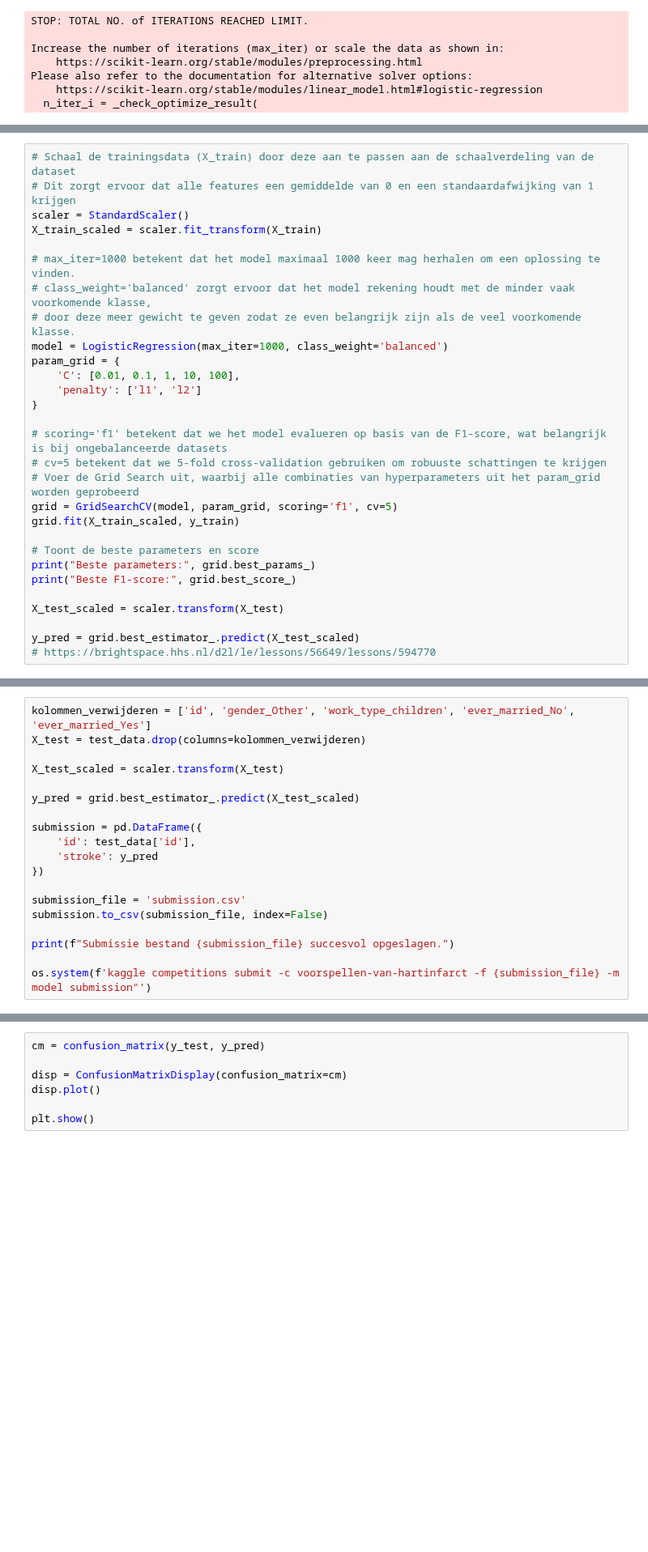
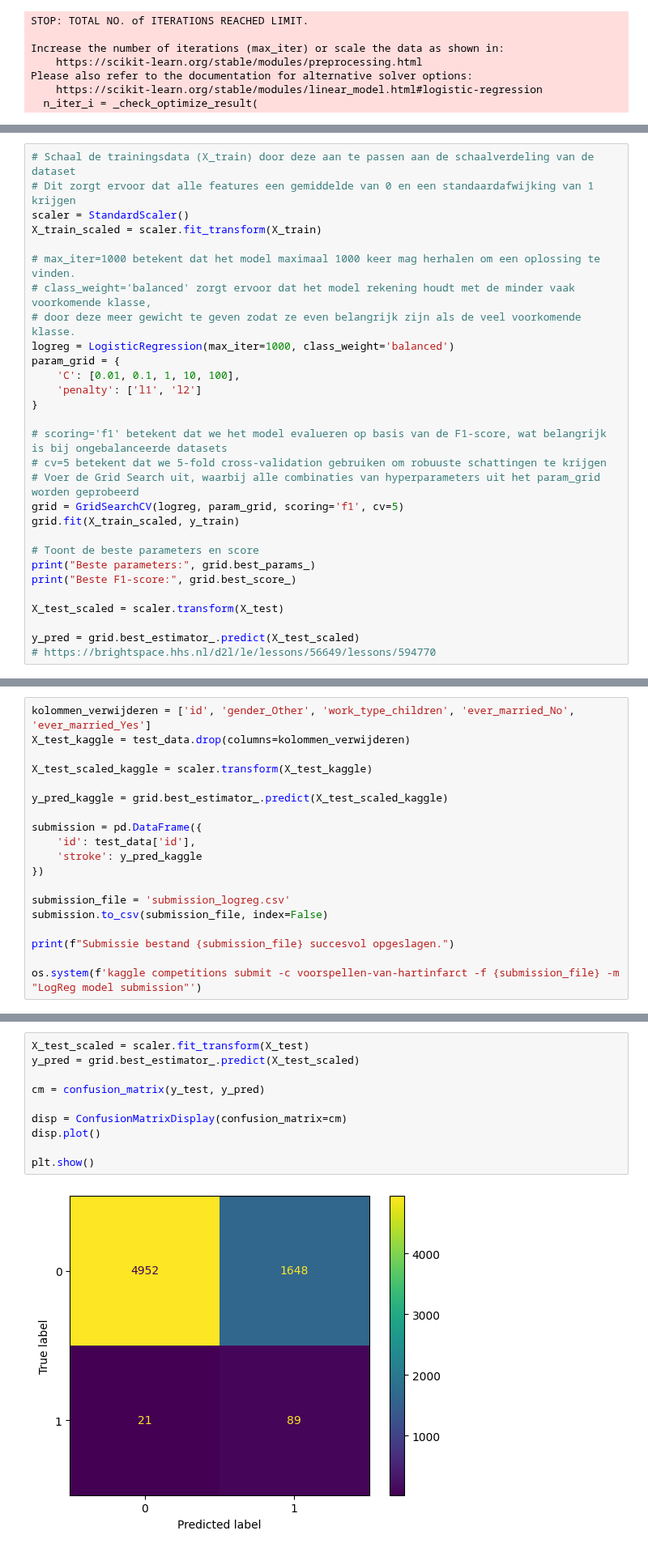
Before and after one commit to Tijnwy/MachineLearning, a Jupyter notebook: Kaggle submission, aangepast kolommen uitleg, verwijderde kolommen, comments knn en LG.ipynb, the cells around one changed output, grey strips where cells are left out. Shown at 81% size. Saved outputs shown, nothing was run; the diff lists cells and outputs as text; blank space fills up the shorter version.

```diff
--- a/Kaggle submission, aangepast kolommen uitleg, verwijderde kolommen, comments knn en LG.ipynb
+++ b/Kaggle submission, aangepast kolommen uitleg, verwijderde kolommen, comments knn en LG.ipynb
@@ -487,7 +513,7 @@ X_train_scaled = scaler.fit_transform(X_train)
 # max_iter=1000 betekent dat het model maximaal 1000 keer mag herhalen om een oplossing te vinden.
 # class_weight='balanced' zorgt ervoor dat het model rekening houdt met de minder vaak voorkomende klasse,
 # door deze meer gewicht te geven zodat ze even belangrijk zijn als de veel voorkomende klasse.
-model = LogisticRegression(max_iter=1000, class_weight='balanced')
+logreg = LogisticRegression(max_iter=1000, class_weight='balanced')
 param_grid = {
     'C': [0.01, 0.1, 1, 10, 100],
     'penalty': ['l1', 'l2']
@@ -496,7 +522,7 @@ param_grid = {
 # scoring='f1' betekent dat we het model evalueren op basis van de F1-score, wat belangrijk is bij ongebalanceerde datasets
 # cv=5 betekent dat we 5-fold cross-validation gebruiken om robuuste schattingen te krijgen
 # Voer de Grid Search uit, waarbij alle combinaties van hyperparameters uit het param_grid worden geprobeerd
-grid = GridSearchCV(model, param_grid, scoring='f1', cv=5)
+grid = GridSearchCV(logreg, param_grid, scoring='f1', cv=5)
 grid.fit(X_train_scaled, y_train)
 
 # Toont de beste parameters en score
@@ -529,21 +555,21 @@ ValueError: Solver lbfgs supports only 'l2' or None penalties, got l1 penalty.
   warnings.warn(
 # %%
 kolommen_verwijderen = ['id', 'gender_Other', 'work_type_children', 'ever_married_No', 'ever_married_Yes']
-X_test = test_data.drop(columns=kolommen_verwijderen)
+X_test_kaggle = test_data.drop(columns=kolommen_verwijderen)
 
-X_test_scaled = scaler.transform(X_test)
+X_test_scaled_kaggle = scaler.transform(X_test_kaggle)
 
-y_pred = grid.best_estimator_.predict(X_test_scaled)
+y_pred_kaggle = grid.best_estimator_.predict(X_test_scaled_kaggle)
 
 submission = pd.DataFrame({
     'id': test_data['id'],
-    'stroke': y_pred
+    'stroke': y_pred_kaggle
 })
 
-submission_file = 'submission.csv'
+submission_file = 'submission_logreg.csv'
 submission.to_csv(submission_file, index=False)
 
 print(f"Submissie bestand {submission_file} succesvol opgeslagen.")
 
-os.system(f'kaggle competitions submit -c voorspellen-van-hartinfarct -f {submission_file} -m model submission"')
+os.system(f'kaggle competitions submit -c voorspellen-van-hartinfarct -f {submission_file} -m "LogReg model submission"')
 # %% [output]
@@ -551,11 +577,16 @@ Submissie bestand submission.csv succesvol opgeslagen.
 1
 # %%
+X_test_scaled = scaler.fit_transform(X_test)
+y_pred = grid.best_estimator_.predict(X_test_scaled)
+
 cm = confusion_matrix(y_test, y_pred)
 
 disp = ConfusionMatrixDisplay(confusion_matrix=cm)
 disp.plot()
 
 plt.show()
+# %% [output]
+[figure, added]
 # %% [markdown]
 - **Hoe werkt regularisatie voor dit model?**
 
```
Also changed, not shown: parts of 58 cells of this notebook.
